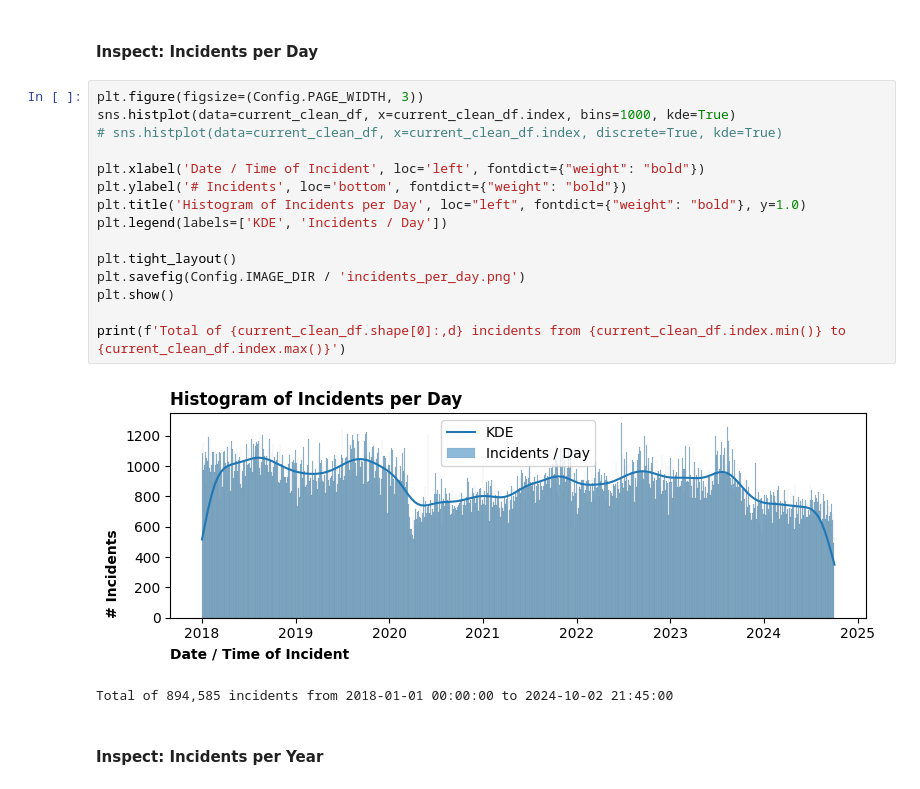
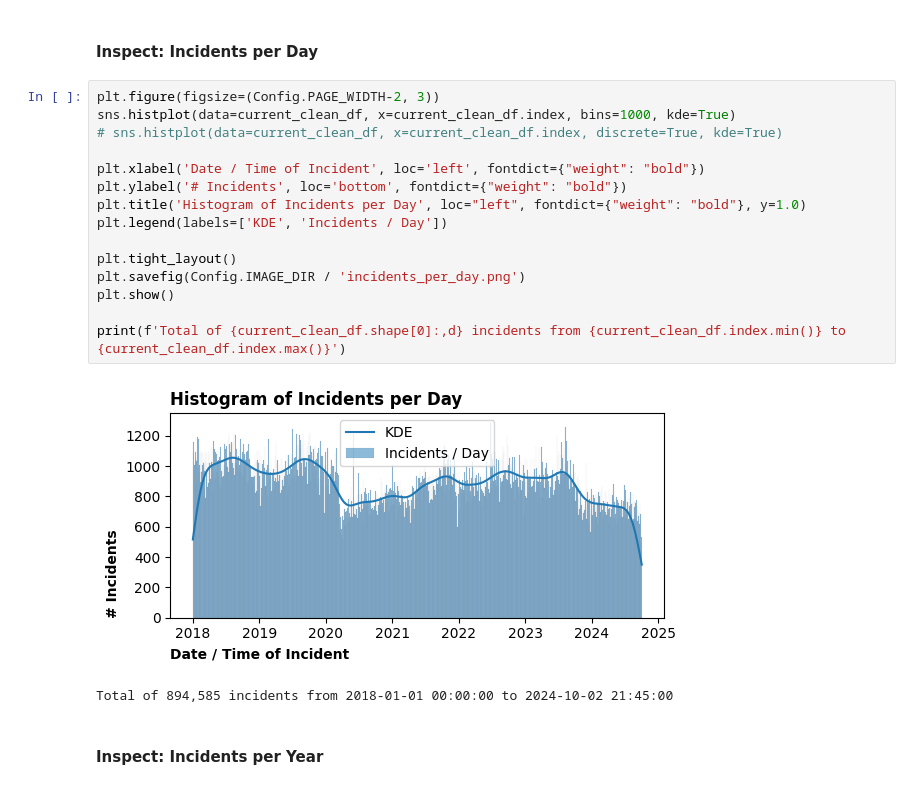
Before and after one commit to fazeelgm/UCB_ML_AI_Capstone, a Jupyter notebook: notebooks/ExploratoryDataAnalysis.ipynb, the cells around one changed output. Drawn from its saved outputs; the diff is of its cells as text.

```diff
--- a/notebooks/ExploratoryDataAnalysis.ipynb
+++ b/notebooks/ExploratoryDataAnalysis.ipynb
@@ -419,22 +419,22 @@ Let's take a quick look at the feature distributions to see if anything jumps ou
 # %% [markdown]
 #### Inspect: Incidents per Day
 # %%
-plt.figure(figsize=(Config.PAGE_WIDTH, 3))
+plt.figure(figsize=(Config.PAGE_WIDTH-2, 3))
 sns.histplot(data=current_clean_df, x=current_clean_df.index, bins=1000, kde=True)
 # sns.histplot(data=current_clean_df, x=current_clean_df.index, discrete=True, kde=True)
 
 plt.xlabel('Date / Time of Incident', loc='left', fontdict={"weight": "bold"})
 plt.ylabel('# Incidents', loc='bottom', fontdict={"weight": "bold"})
 plt.title('Histogram of Incidents per Day', loc="left", fontdict={"weight": "bold"}, y=1.0)
 plt.legend(labels=['KDE', 'Incidents / Day'])
 
 plt.tight_layout()
 plt.savefig(Config.IMAGE_DIR / 'incidents_per_day.png')
 plt.show()
 
 print(f'Total of {current_clean_df.shape[0]:,d} incidents from {current_clean_df.index.min()} to {current_clean_df.index.max()}')
 # %% [output]
-[figure, old version]
+[figure, new version]
 Total of 894,585 incidents from 2018-01-01 00:00:00 to 2024-10-02 21:45:00
 # %% [markdown]
 #### Inspect: Incidents per Year
```
Also changed, not shown: 2 other files.
